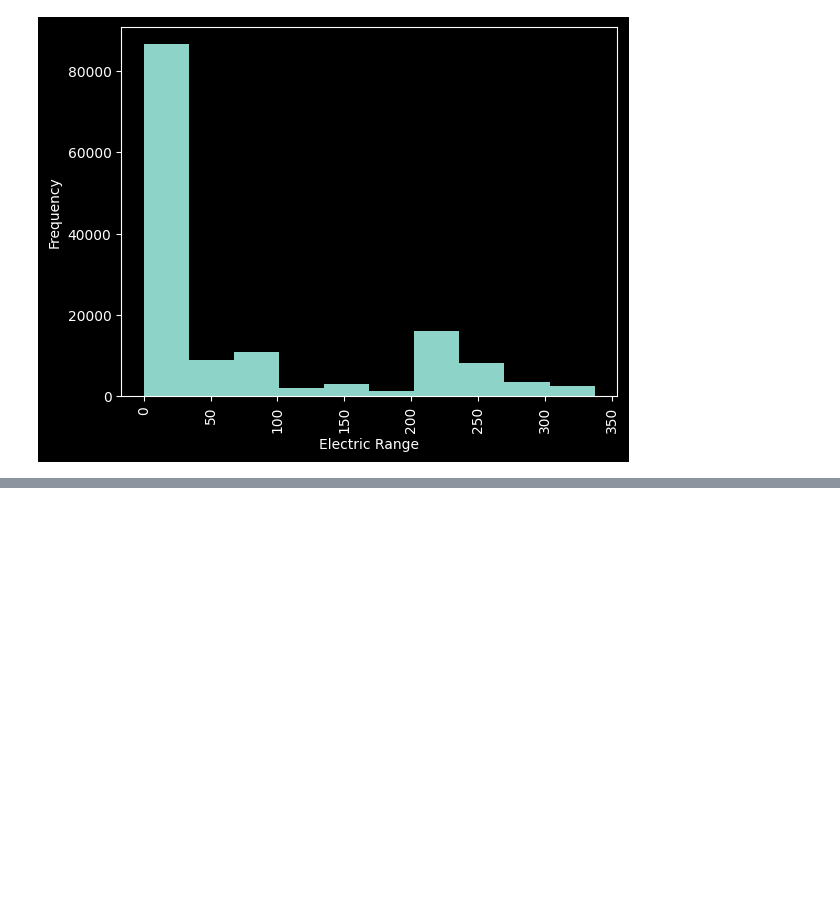
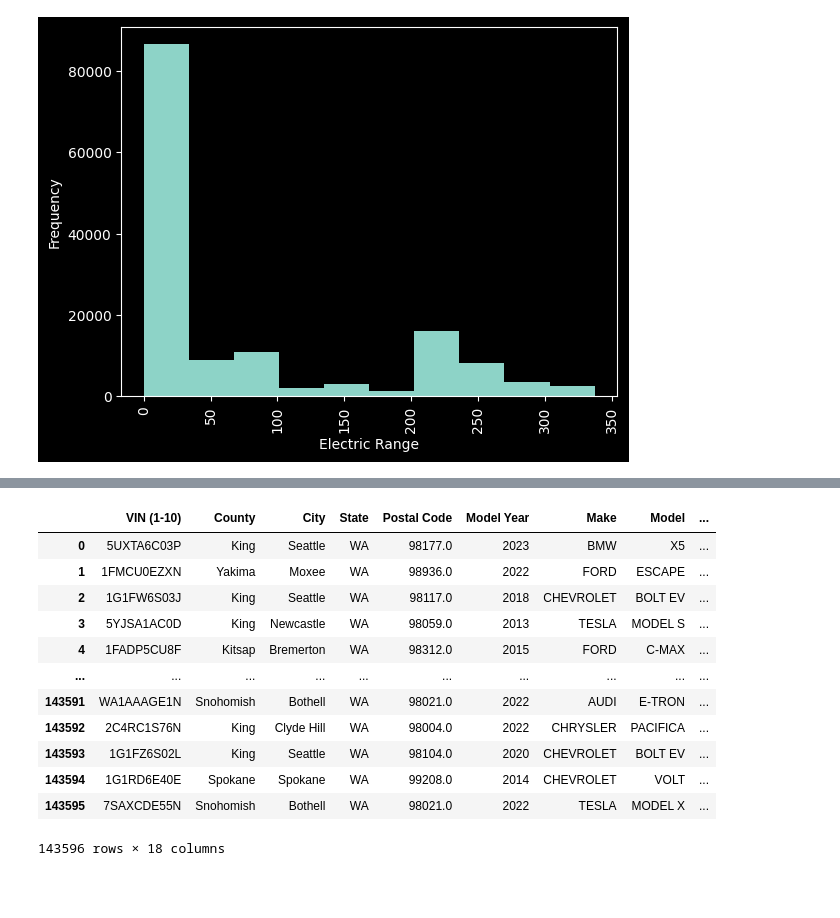
Before and after one commit to nogibjj/Cloud_hosted_notebook_TR, a Jupyter notebook: main.ipynb, the cells around one changed output, grey strips where cells are left out. Drawn from its saved outputs; the diff is of its cells as text; code cells hidden in the pictures; blank space fills up the shorter version.

```diff
--- a/desc.ipynb
+++ b/main.ipynb
@@ -123,0 +126,3 @@ pd_visual(df['Electric Range'])
+# %%
+df_random = pd.DataFrame(np.random.rand(len(df)), columns=['num'])
+df_random
@@ -124,2 +143,19 @@ pd_visual(df['Electric Range'])
+# %%
+merged_df = df.merge(df_random, left_index=True, right_index=True)
+merged_df
+# %% [output]
+|  | VIN (1-10) | County | City | State | Postal Code | Model Year | Make | Model | ... |
+| 0 | 5UXTA6C03P | King | Seattle | WA | 98177.0 | 2023 | BMW | X5 | ... |
+| 1 | 1FMCU0EZXN | Yakima | Moxee | WA | 98936.0 | 2022 | FORD | ESCAPE | ... |
+| 2 | 1G1FW6S03J | King | Seattle | WA | 98117.0 | 2018 | CHEVROLET | BOLT EV | ... |
+| 3 | 5YJSA1AC0D | King | Newcastle | WA | 98059.0 | 2013 | TESLA | MODEL S | ... |
+| 4 | 1FADP5CU8F | Kitsap | Bremerton | WA | 98312.0 | 2015 | FORD | C-MAX | ... |
+| ... | ... | ... | ... | ... | ... | ... | ... | ... | ... |
+| 143591 | WA1AAAGE1N | Snohomish | Bothell | WA | 98021.0 | 2022 | AUDI | E-TRON | ... |
+| 143592 | 2C4RC1S76N | King | Clyde Hill | WA | 98004.0 | 2022 | CHRYSLER | PACIFICA | ... |
+| 143593 | 1G1FZ6S02L | King | Seattle | WA | 98104.0 | 2020 | CHEVROLET | BOLT EV | ... |
+| 143594 | 1G1RD6E40E | Spokane | Spokane | WA | 99208.0 | 2014 | CHEVROLET | VOLT | ... |
+| 143595 | 7SAXCDE55N | Snohomish | Bothell | WA | 98021.0 | 2022 | TESLA | MODEL X | ... |
+143596 rows × 18 columns
 # %% [markdown]
 ###
```
Also changed, not shown: parts of 13 cells of this notebook, 1 other file.
